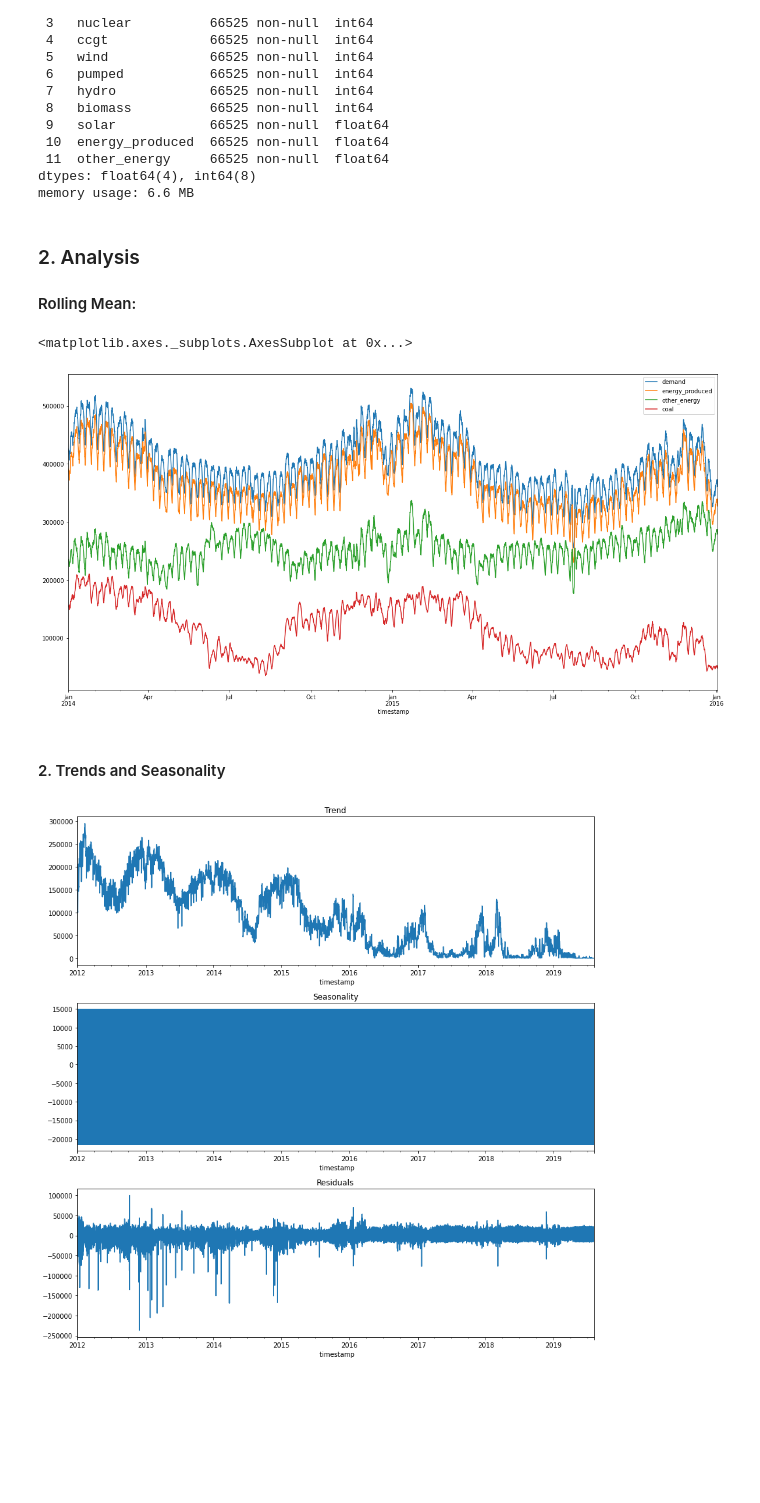
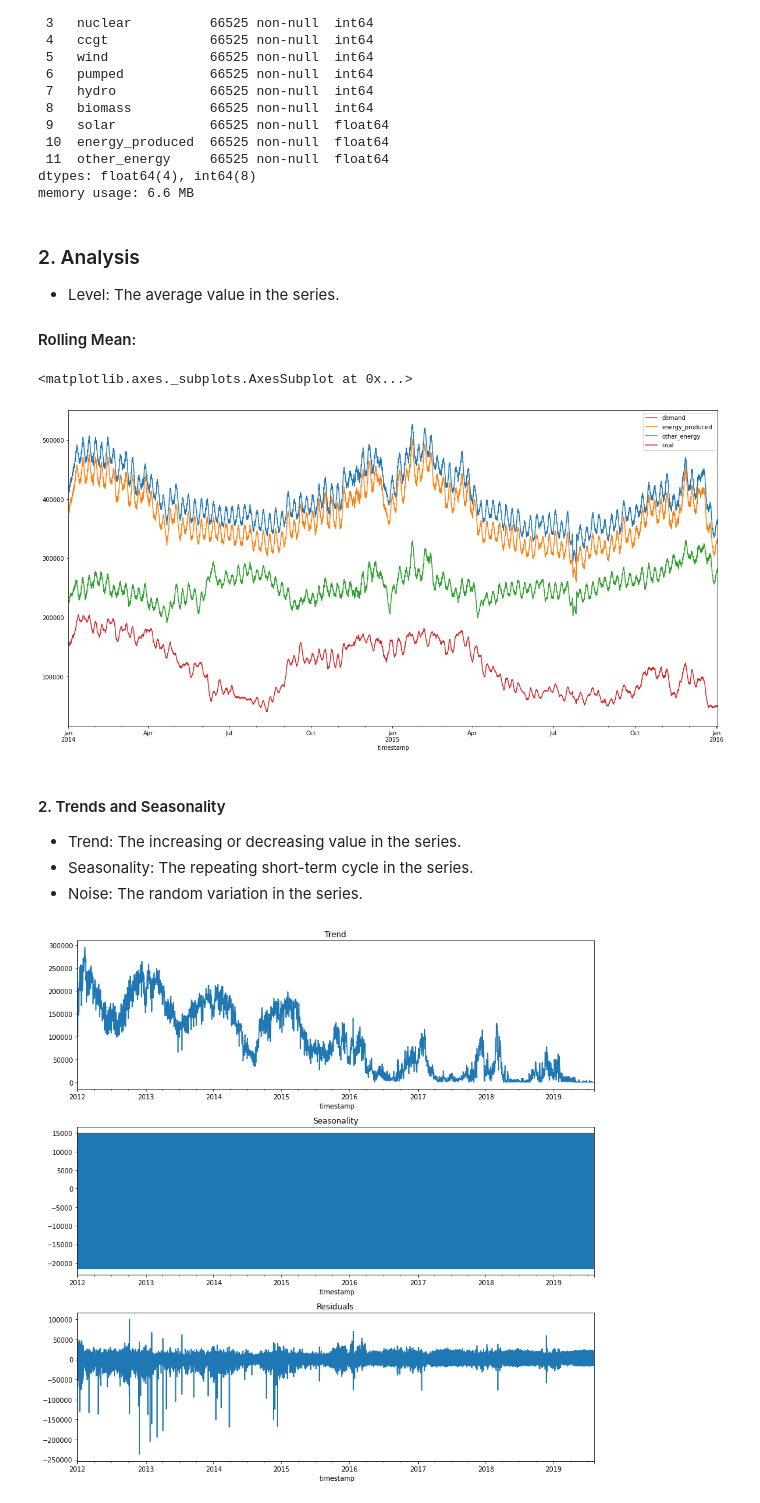
Before and after one commit to bhadreshpsavani/TimeSerierAnalysisOnCoalConsumption, a Jupyter notebook: CoalConsumptionAnalysis.ipynb, the cells around one changed output. Saved outputs shown, nothing was run; the diff lists cells and outputs as text; code cells hidden in the pictures; blank space fills up the shorter version.

```diff
--- a/CoalConsumptionAnalysis.ipynb
+++ b/CoalConsumptionAnalysis.ipynb
@@ -167,15 +163,20 @@ memory usage: 6.6 MB
 # %% [markdown]
 ### 2. Analysis
 
+* Level: The average value in the series.
+
 #### Rolling Mean:
 # %%
-data[['demand', 'energy_produced', 'other_energy', 'coal']].rolling(50).mean()['2014-01-01':'2016-01-01'].plot(figsize=(20, 10))
+data[['demand', 'energy_produced', 'other_energy', 'coal']].rolling(100).mean()['2014-01-01':'2016-01-01'].plot(figsize=(20, 10))
 # %% [output]
 <matplotlib.axes._subplots.AxesSubplot at 0x...>
-[figure, old version]
+[figure, new version]
-# %% [markdown]
-
-#### 2. Trends and Seasonality
+# %% [markdown]
+#### 2. Trends and Seasonality
+
+* Trend: The increasing or decreasing value in the series.
+* Seasonality: The repeating short-term cycle in the series.
+* Noise: The random variation in the series.
 # %%
 decomposed = seasonal_decompose(data['coal'])
 plt.figure(figsize=(12, 12))
```
Also changed, not shown: parts of 22 cells of this notebook.
